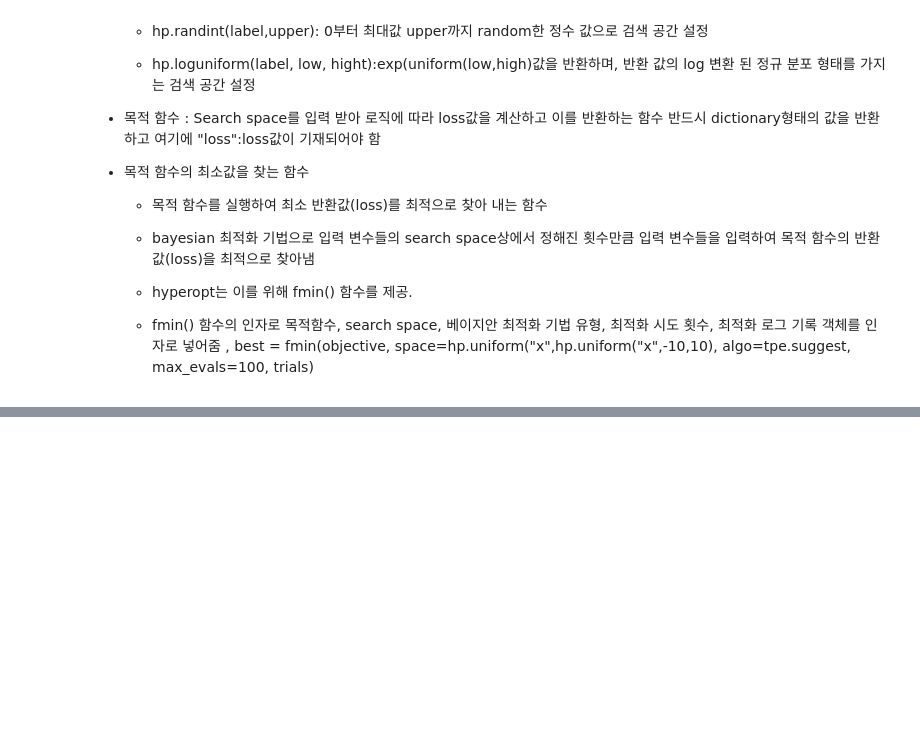
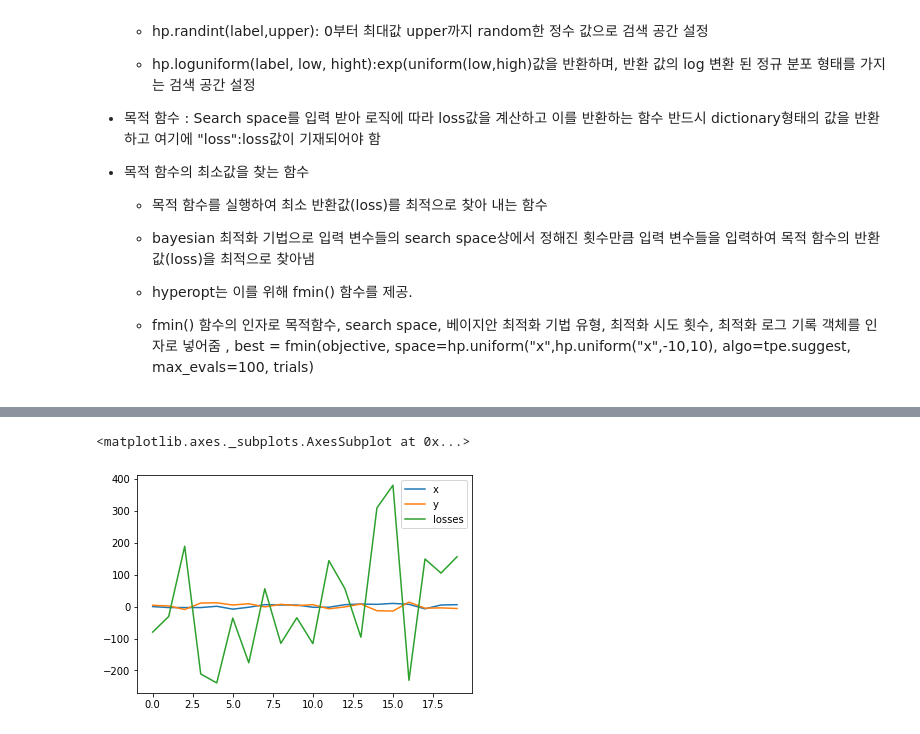
Before and after one commit to Georgia-MAX-holic/Footprints, a Jupyter notebook: 머신러닝/하이퍼opt,베이지안.ipynb, the cells around one changed output, grey strips where cells are left out. Saved outputs shown, nothing was run; the diff lists cells and outputs as text; code cells hidden in the pictures; blank space fills up the shorter version.

```diff
--- a/머신러닝/하이퍼opt,베이지안.ipynb
+++ b/머신러닝/하이퍼opt,베이지안.ipynb
@@ -135,0 +171,16 @@ def black_box_fuction(x,y):
+# %%
+from hyperopt import fmin, tpe, Trials
+import numpy as np
+
+## 입력 결과를 저장할 객체 생성
+trial_val = Trials()
+
+## 목적 함수의 최솟값을 반환하는 최적 입력 변수를 5번 시도로 찾아냄
+## fmin() 함수는 아래의 주요 인자를 가짐
+best_01 = fmin(fn=objective_func,    ## 목적 함수
+               space=search_space,   ## 검색 공간
+               algo=tpe.suggest,     ## 베이지안 최적화 적용 알고리즘
+               max_evals=20,         ## 입력 시도 횟수
+               trials=trial_val,     ## 시도한 입력 값 및 입력 결과 저장
+               #rstate=np.random.default_rng(seed=0)   ## fmin()을 시도할 때마다 동일한 결과를 가질 수 있도록 설정하는 랜덤 시드
+               )
@@ -135,0 +212,15 @@ def black_box_fuction(x,y):
+# %%
+import pandas as pd
+
+
+losses = [loss_dict['loss'] for loss_dict in trial_val.results]
+
+result_df = pd.DataFrame(
+    {
+        'x':trial_val.vals['x'],
+        'y':trial_val.vals['y'],
+        'losses':losses
+     }
+)
+
+result_df.head(5)
@@ -135,0 +234,5 @@ def black_box_fuction(x,y):
+# %%
+result_df.plot()
+# %% [output]
+<matplotlib.axes._subplots.AxesSubplot at 0x...>
+[figure, added]
```
Also changed, not shown: parts of 23 cells of this notebook.
